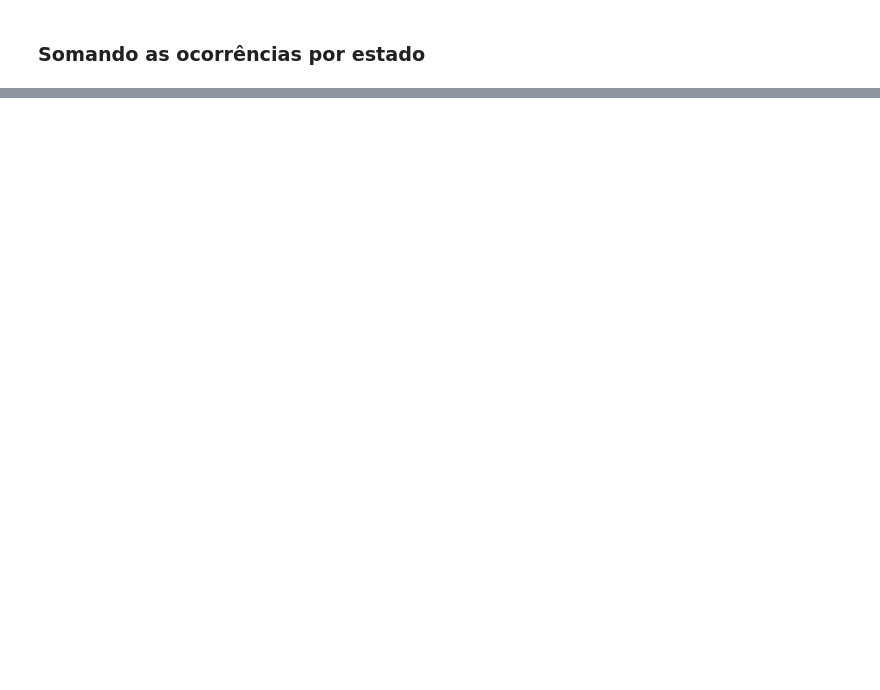
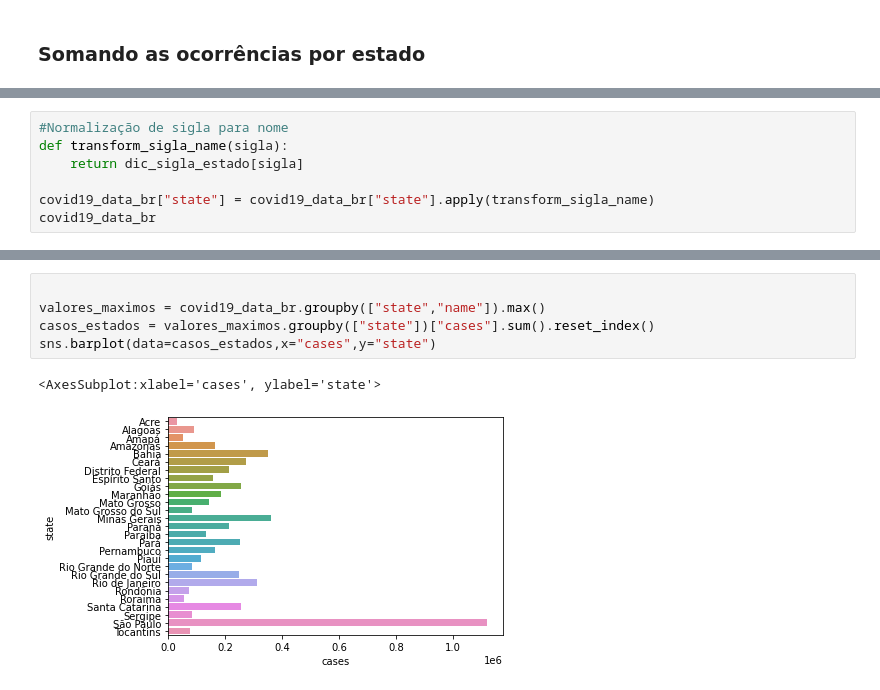
Before and after one commit to Thomasr-02/COVID-DataAnalysis, a Jupyter notebook: dataAnalysis.ipynb, the cells around one changed output, grey strips where cells are left out. Cells and saved outputs as stored; diff of their text form; blank space fills up the shorter version.

```diff
--- a/dataAnalysis.ipynb
+++ b/dataAnalysis.ipynb
@@ -109,0 +89,7 @@ covid19_data_br
+# %%
+#Normalização de sigla para nome
+def transform_sigla_name(sigla):
+    return dic_sigla_estado[sigla]
+
+covid19_data_br["state"] = covid19_data_br["state"].apply(transform_sigla_name)
+covid19_data_br
@@ -109,0 +110,8 @@ covid19_data_br
+# %%
+
+valores_maximos = covid19_data_br.groupby(["state","name"]).max()
+casos_estados = valores_maximos.groupby(["state"])["cases"].sum().reset_index()
+sns.barplot(data=casos_estados,x="cases",y="state")
+# %% [output]
+<AxesSubplot:xlabel='cases', ylabel='state'>
+[figure, added]
```
Also changed, not shown: parts of 7 cells of this notebook, 1 other file.
